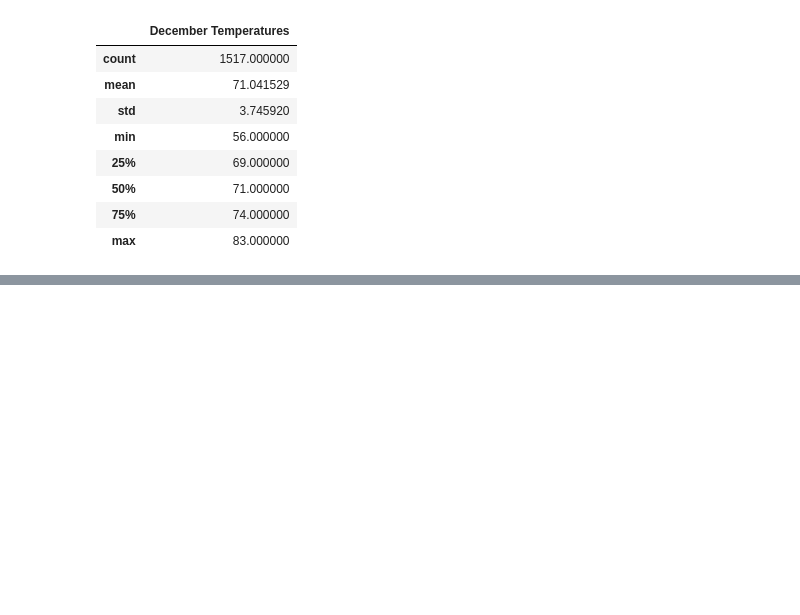
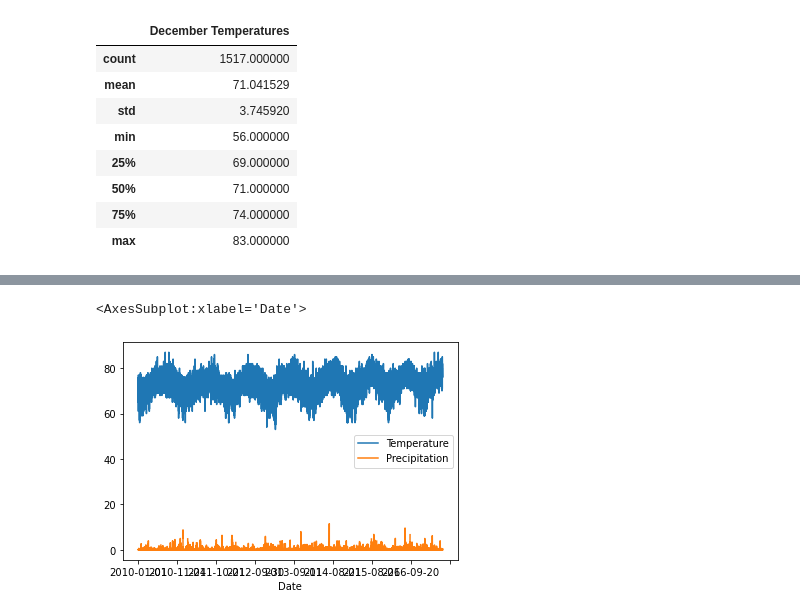
Before and after one commit to kjkubik/surfs_up, a Jupyter notebook: SurfsUp_Challenge.ipynb, the cells around one changed output, grey strips where cells are left out. Cells and saved outputs as stored; diff of their text form; code cells hidden in the pictures; blank space fills up the shorter version.

```diff
--- a/SurfsUp_Challenge.ipynb
+++ b/SurfsUp_Challenge.ipynb
@@ -120,3 +120,8 @@ temp_df.describe()
 | 50% | 71.000000 |
 | 75% | 74.000000 |
 | max | 83.000000 |
+# %%
+# 10. Create query to see entire table. There is an SQLite Viewer at https://inloop.github.io/sqlite-viewer/
+# I like to evaluate all my data to see if it could be useful to answer questions, like, is there a pattern in the weather?
+results = session.query(Measurement.date, Measurement.tobs,Measurement.prcp,Measurement.station).filter(Measurement.date.between('2010-01-01','2017-08-23')).all()
+print(results)
@@ -122,0 +135,3 @@ temp_df.describe()
+# %%
+df = pd.DataFrame(results, columns=['Date', 'Temperature','Precipitation','Station'])
+print(df)
@@ -122,0 +153,4 @@ temp_df.describe()
+# %%
+df.set_index(df['Date'], inplace=True)
+# %%
+df = df.sort_index()
@@ -122,0 +177,5 @@ temp_df.describe()
+# %%
+df.plot()
+# %% [output]
+<AxesSubplot:xlabel='Date'>
+[figure, added]
```
Also changed, not shown: parts of 6 cells of this notebook, 3 other files.
